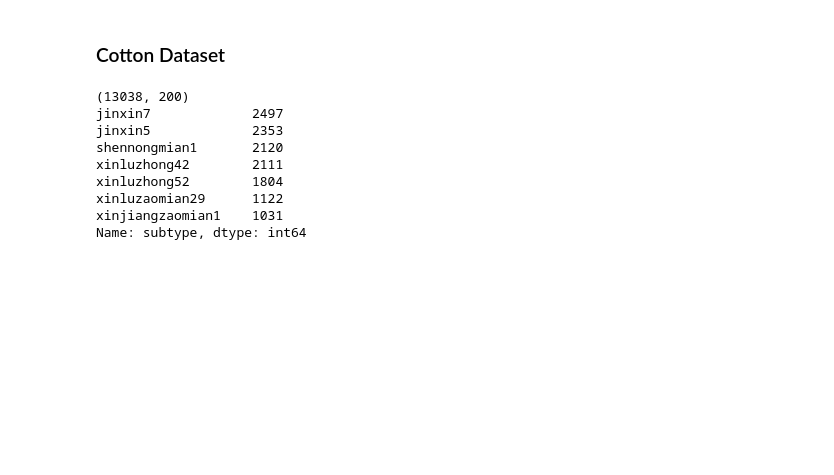
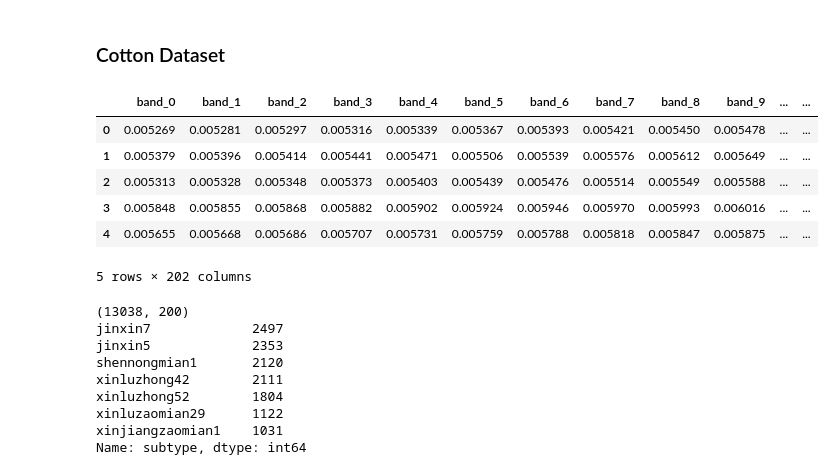
Before and after one commit to liuziyi-subtle/ZhangChu, a Jupyter notebook: notebooks/visualize_data.ipynb, the cells around one changed output. Cells and saved outputs as stored; diff of their text form; code cells hidden in the pictures; blank space fills up the shorter version.

```diff
--- a/notebooks/visualize_data.ipynb
+++ b/notebooks/visualize_data.ipynb
@@ -51,17 +51,25 @@ from time import time
 # %% [markdown]
 ### Cotton Dataset
 # %%
-# record_paths_cotton = glob("/Users/liuziyi/Documents/ZJU/张初/raw/**/*.xlsx", recursive=True)
+record_paths_cotton = glob("/data/data/with-zhangchu/raw/**/*.xlsx", recursive=True)
 
-# record_list = []
-# for rpc in record_paths_cotton:
-#     record = pd.read_excel(rpc, header=None, index=None)
-#     record['subtype'] = rpc.split('/')[-2]
-#     record_list.append(record)
-# df_records_cotton = pd.concat(record_list, axis=0, ignore_index=True)
-# df_records_cotton['type'] = 'cotton'
-# df_records_cotton.rename(dict(zip(range(200), list(map(lambda x: 'band_' + str(x), range(200))))), axis=1, inplace=True)
-# df_records_cotton.to_csv('./df_records_cotton.csv')
-# df_records_cotton.head()
+record_list = []
+for rpc in record_paths_cotton:
+    record = pd.read_excel(rpc, header=None, index=None)
+    record['subtype'] = rpc.split('/')[-2]
+    record_list.append(record)
+df_records_cotton = pd.concat(record_list, axis=0, ignore_index=True)
+df_records_cotton['type'] = 'cotton'
+df_records_cotton.rename(dict(zip(range(200), list(map(lambda x: 'band_' + str(x), range(200))))), axis=1, inplace=True)
+df_records_cotton.to_csv('/data/data/with-zhangchu/results/df_records_cotton.csv')
+df_records_cotton.head()
+# %% [output]
+|  | band_0 | band_1 | band_2 | band_3 | band_4 | band_5 | band_6 | band_7 | band_8 | band_9 | ... | ... |
+| 0 | 0.005269 | 0.005281 | 0.005297 | 0.005316 | 0.005339 | 0.005367 | 0.005393 | 0.005421 | 0.005450 | 0.005478 | ... | ... |
+| 1 | 0.005379 | 0.005396 | 0.005414 | 0.005441 | 0.005471 | 0.005506 | 0.005539 | 0.005576 | 0.005612 | 0.005649 | ... | ... |
+| 2 | 0.005313 | 0.005328 | 0.005348 | 0.005373 | 0.005403 | 0.005439 | 0.005476 | 0.005514 | 0.005549 | 0.005588 | ... | ... |
+| 3 | 0.005848 | 0.005855 | 0.005868 | 0.005882 | 0.005902 | 0.005924 | 0.005946 | 0.005970 | 0.005993 | 0.006016 | ... | ... |
+| 4 | 0.005655 | 0.005668 | 0.005686 | 0.005707 | 0.005731 | 0.005759 | 0.005788 | 0.005818 | 0.005847 | 0.005875 | ... | ... |
+5 rows × 202 columns
 # %%
 # load dataframe
```
Also changed, not shown: parts of 5 cells of this notebook, 3 other files.
